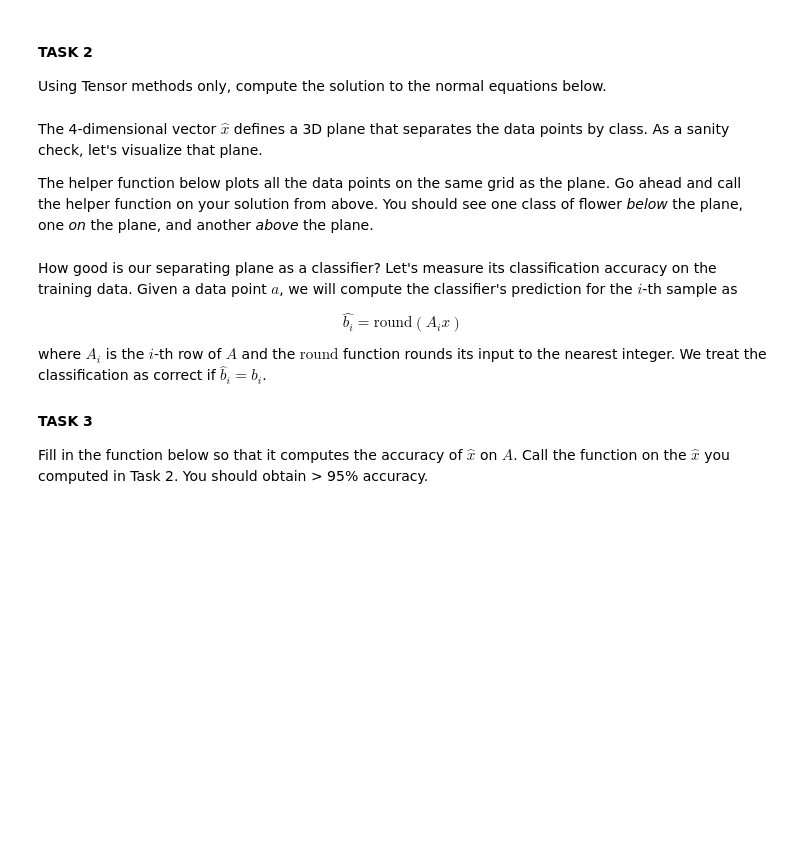
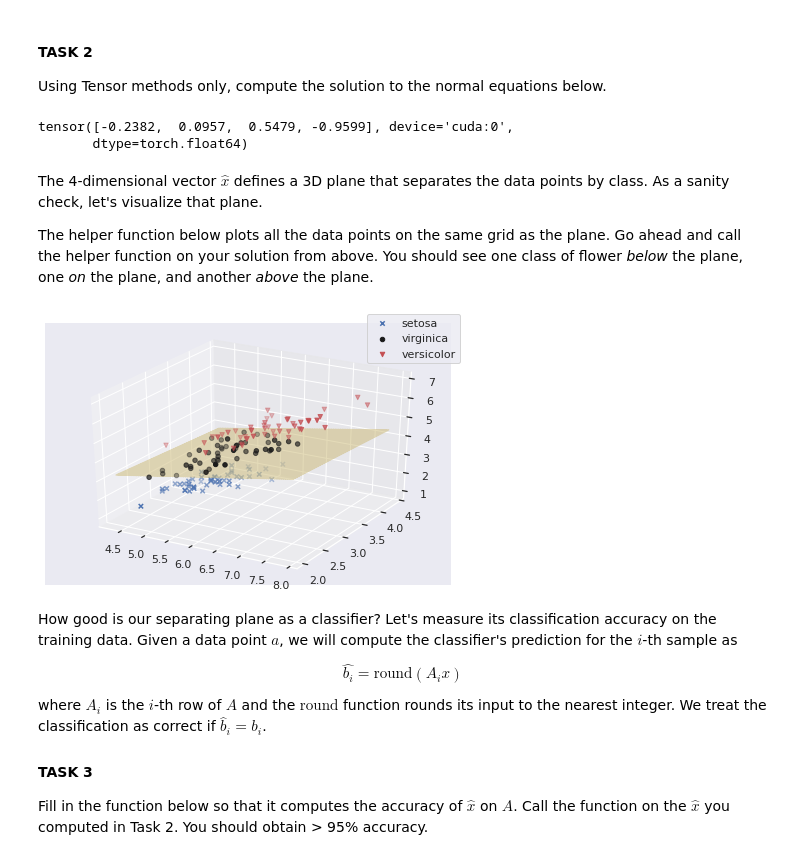
Before and after one commit to cicattzo/mit_advanced_nlp, a Jupyter notebook: hw0.ipynb, the cells around one changed output. Saved outputs shown, nothing was run; the diff lists cells and outputs as text; code cells hidden in the pictures; blank space fills up the shorter version.

```diff
--- a/hw0.ipynb
+++ b/hw0.ipynb
@@ -63,3 +80,22 @@ Your first task is to construct and perform some basic manipulations on tensors.
+# %%
+# Convert A and b to floating point tensors and move them to device (see top of notebook).
+
+A = torch.tensor(A, device = device)
+b = torch.tensor(b, device = device)
+
+# Drop the last feature stored in A.
+
+A = A[:,0:-1]
+
+# Append a column of ones to the end of A. This will allow our model to have a bias term.
+
+A = torch.cat([A, torch.ones(A.shape[0],1, device = device)], dim = 1)
+
+# Transform b to have values in  {−1,0,1}  instead of in  {0,1,2} .
+
+b[b==0] = -1
+b[b==1] = 0
+b[b==2] = 1
 # %% [markdown]
 ## Linear regression using matrix math
 
@@ -84,3 +118,11 @@ Using Tensor methods only, compute the solution to the normal equations below.
+# %%
+# TODO: Your code here.
+x = torch.inverse(A.T.matmul(A)).matmul(A.T).matmul(b.double())
+# %%
+x
+# %% [output]
+tensor([-0.2382,  0.0957,  0.5479, -0.9599], device='cuda:0',
+       dtype=torch.float64)
 # %% [markdown]
 The 4-dimensional vector $\hat{x}$ defines a 3D plane that separates the data points by class. As a sanity check, let's visualize that plane.
 
@@ -130,6 +172,9 @@ def visualize(x):
       color='y')
 # %%
 # TODO: Your code here.
+visualize(x)
+# %% [output]
+[figure, added]
 # %% [markdown]
 How good is our separating plane as a classifier? Let's measure its classification accuracy on the training data. Given a data point $a$, we will compute the classifier's prediction for the $i$-th sample as
 
```
Also changed, not shown: parts of 5 cells of this notebook.
